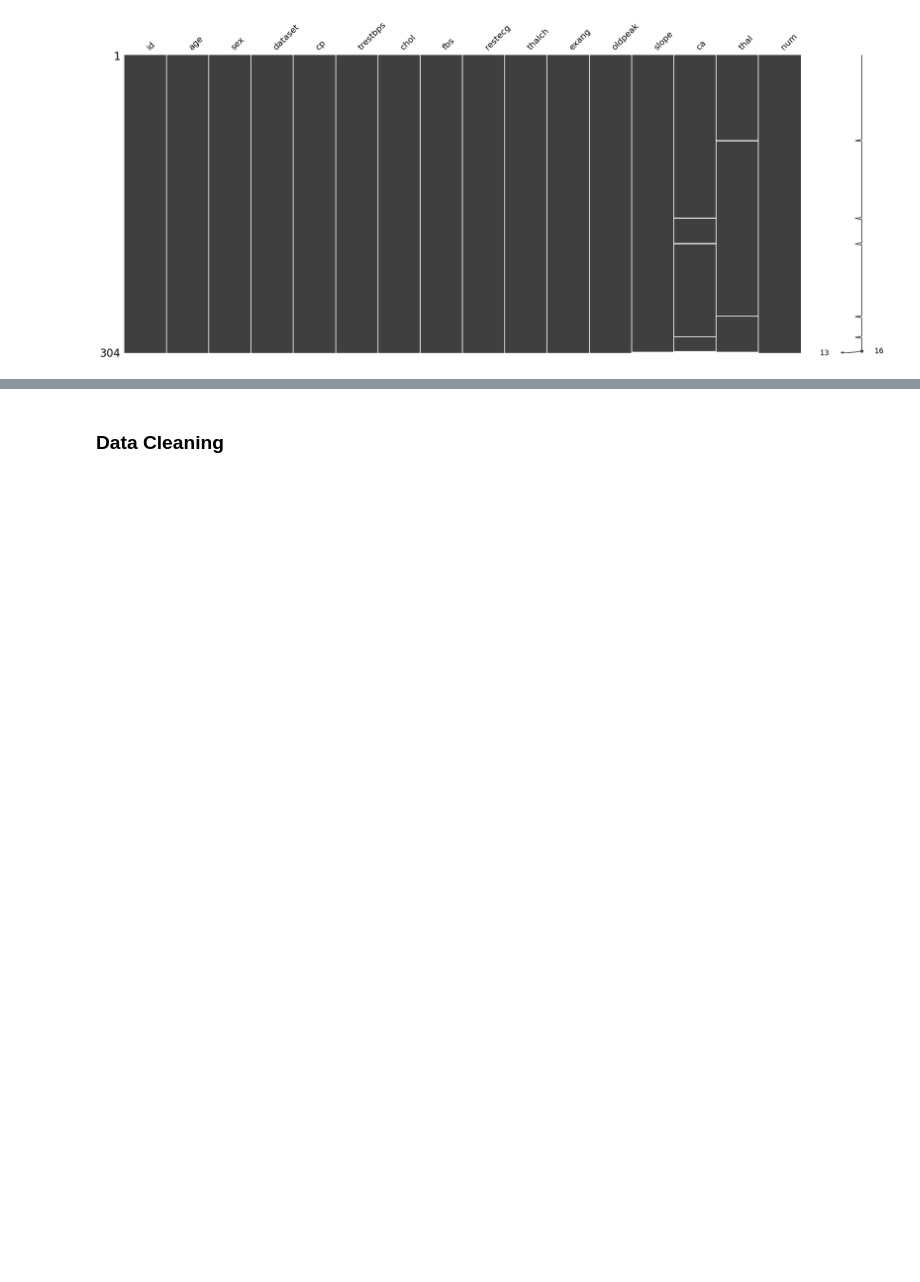
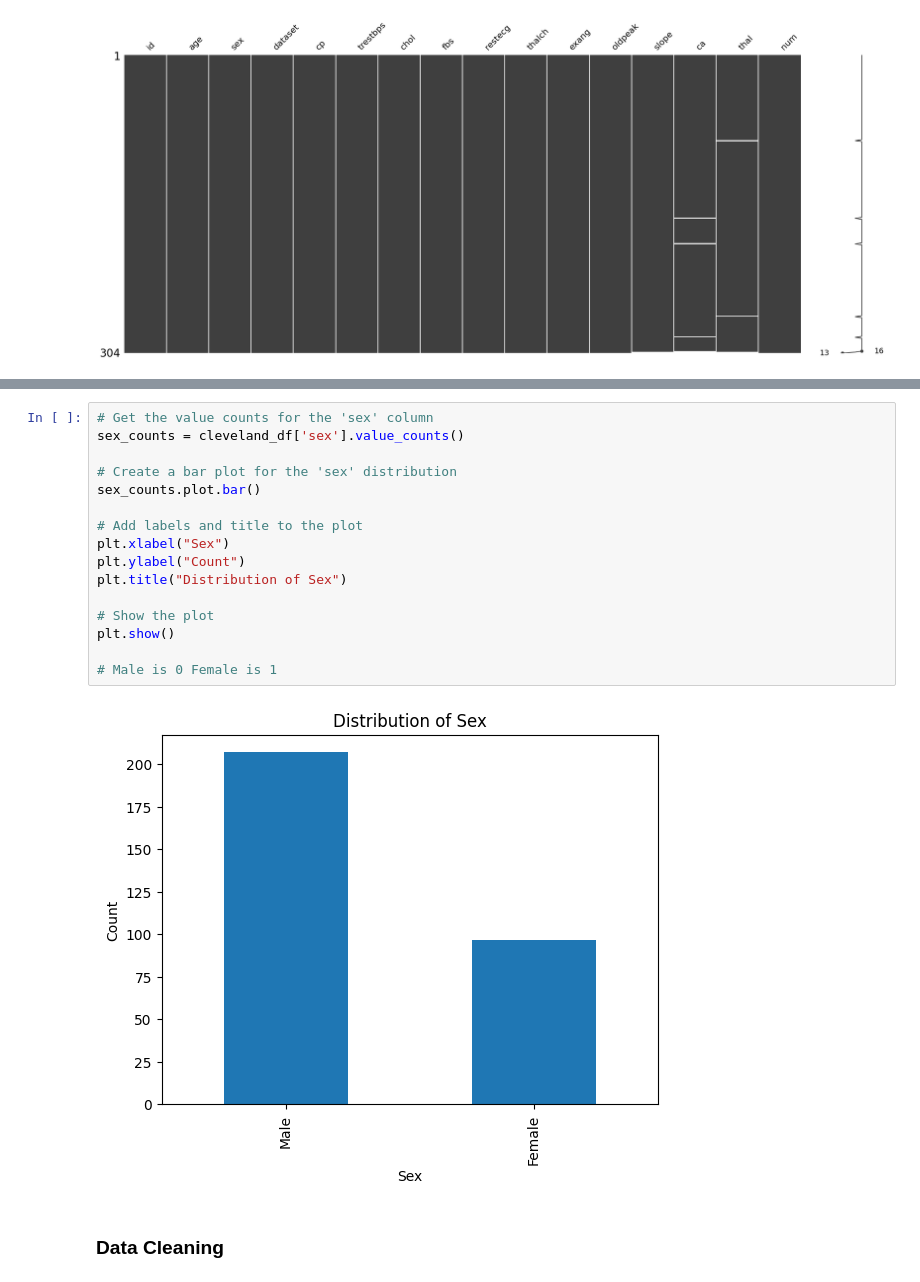
Before and after one commit to adriacv17/Capstone-Project-Heart-Disease, a Jupyter notebook: heart_disease_prediction.ipynb, the cells around one changed output, grey strips where cells are left out. Cells and saved outputs as stored; diff of their text form; blank space fills up the shorter version.

```diff
--- a/heart_disease_prediction.ipynb
+++ b/heart_disease_prediction.ipynb
@@ -216,3 +218,21 @@ plt.show()
+# %%
+# Get the value counts for the 'sex' column
+sex_counts = cleveland_df['sex'].value_counts()
+
+# Create a bar plot for the 'sex' distribution
+sex_counts.plot.bar()
+
+# Add labels and title to the plot
+plt.xlabel("Sex")
+plt.ylabel("Count")
+plt.title("Distribution of Sex")
+
+# Show the plot
+plt.show()
+
+# Male is 0 Female is 1
+# %% [output]
+[figure, added]
 # %% [markdown]
 ### Data Cleaning
 # %% [markdown]
```
Also changed, not shown: parts of 12 cells of this notebook.
